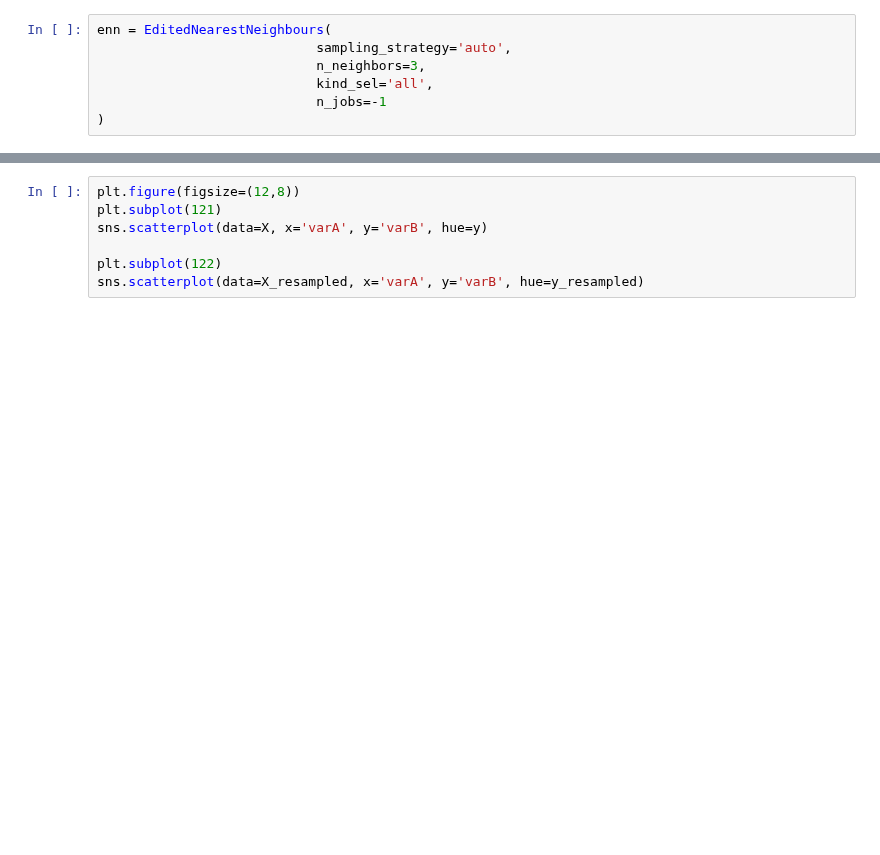
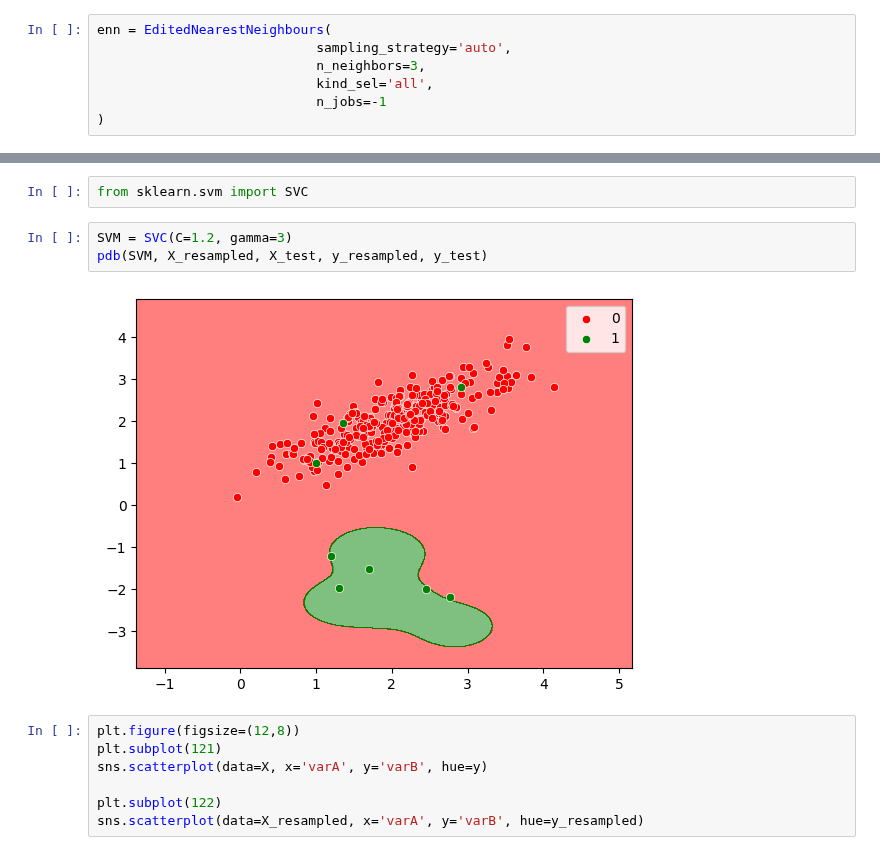
Before and after one commit to MaximillianJacob/Udemy, a Jupyter notebook: machine_learning_imbalanced_data/5_Undersampling/5.1_EditedNearestNeighbours.ipynb, the cells around one changed output, grey strips where cells are left out. Cells and saved outputs as stored; diff of their text form; blank space fills up the shorter version.

```diff
--- a/machine_learning_imbalanced_data/5_Undersampling/5.1_EditedNearestNeighbours.ipynb
+++ b/machine_learning_imbalanced_data/5_Undersampling/5.1_EditedNearestNeighbours.ipynb
@@ -80,3 +109,10 @@ X_resampled, y_resampled = enn.fit_resample(X, y)
+# %%
+from sklearn.svm import SVC
+# %%
+SVM = SVC(C=1.2, gamma=3)
+pdb(SVM, X_resampled, X_test, y_resampled, y_test)
+# %% [output]
+[figure, added]
 # %%
 plt.figure(figsize=(12,8))
 plt.subplot(121)
```
Also changed, not shown: parts of 11 cells of this notebook, 1 other file.
